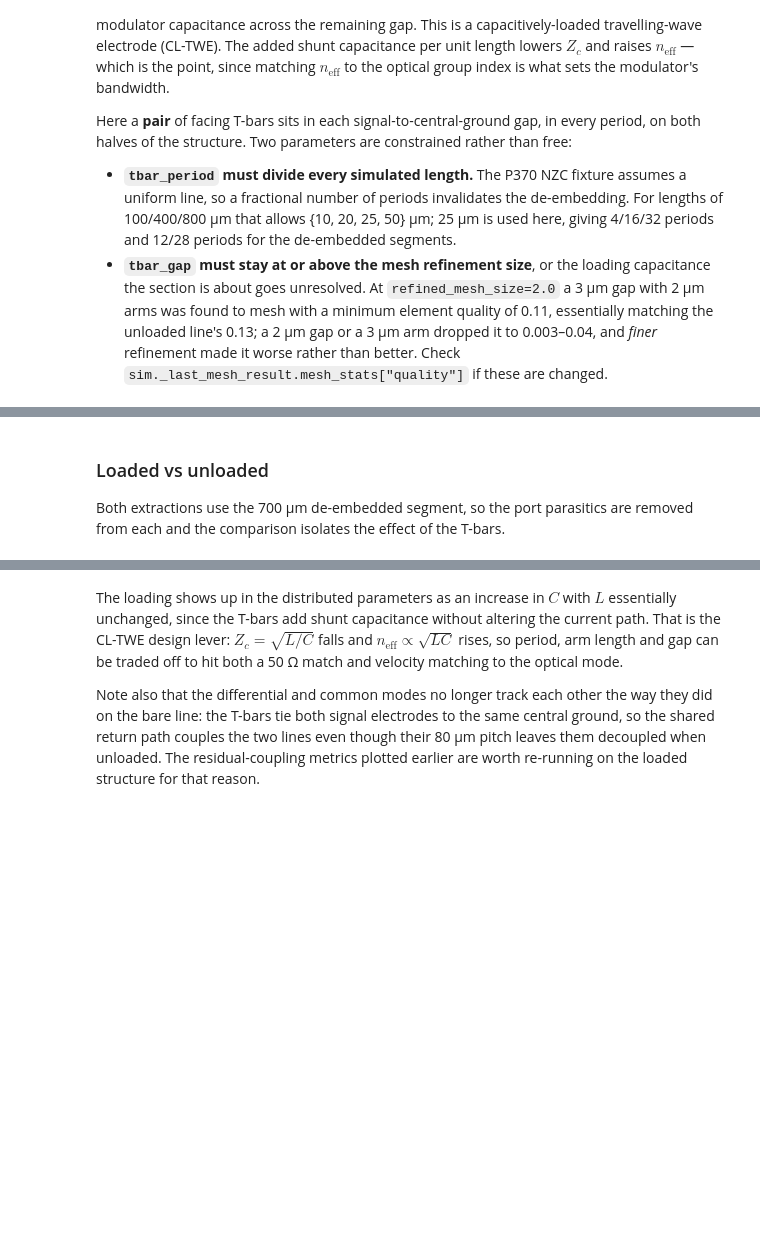
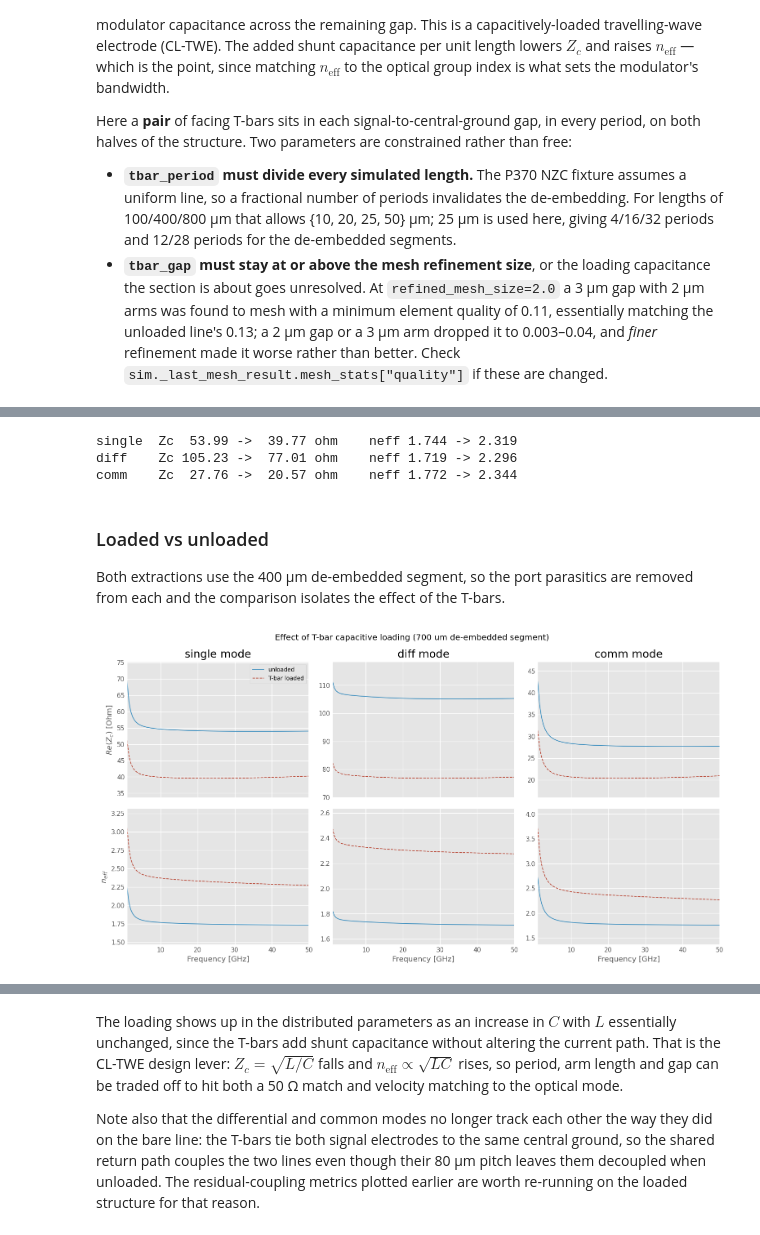
Before and after one commit to gdsfactory/gsim, a Jupyter notebook: nbs/palace_gsgsg_waveport.ipynb, the cells around one changed output, grey strips where cells are left out. Saved outputs shown, nothing was run; the diff lists cells and outputs as text; code cells hidden in the pictures; blank space fills up the shorter version.

```diff
--- a/nbs/palace_gsgsg_waveport.ipynb
+++ b/nbs/palace_gsgsg_waveport.ipynb
@@ -659,43 +760,49 @@ tbar_deembedded = {}
 for mode in ("single", "diff", "comm"):
     tbar_deembedded[mode] = {
         300: p370_extract(tbar_mm[0][mode], tbar_mm[1][mode], delta_length_m=300e-6),
-        700: p370_extract(tbar_mm[0][mode], tbar_mm[2][mode], delta_length_m=700e-6),
+        #700: p370_extract(tbar_mm[0][mode], tbar_mm[2][mode], delta_length_m=700e-6),
     }
 
 for mode in ("single", "diff", "comm"):
-    unloaded = deembedded[mode][700]
-    loaded = tbar_deembedded[mode][700]
+    unloaded = deembedded[mode][300]
+    loaded = tbar_deembedded[mode][300]
     print(
         f"{mode:7s} Zc {np.median(unloaded['zc'].real):6.2f} -> "
         f"{np.median(loaded['zc'].real):6.2f} ohm    "
         f"neff {np.nanmedian(unloaded['neff']):5.3f} -> "
         f"{np.nanmedian(loaded['neff']):5.3f}"
     )
+# %% [output]
+single  Zc  53.99 ->  39.77 ohm    neff 1.744 -> 2.319
+diff    Zc 105.23 ->  77.01 ohm    neff 1.719 -> 2.296
+comm    Zc  27.76 ->  20.57 ohm    neff 1.772 -> 2.344
 # %% [markdown]
 ### Loaded vs unloaded
 
-Both extractions use the 700 µm de-embedded segment, so the port parasitics are removed from each and the comparison isolates the effect of the T-bars.
+Both extractions use the 400 µm de-embedded segment, so the port parasitics are removed from each and the comparison isolates the effect of the T-bars.
 # %%
 fig, axes = plt.subplots(nrows=2, ncols=3, sharex=True, figsize=(13, 7))
 
 for col, mode in enumerate(("single", "diff", "comm")):
-    unloaded = deembedded[mode][700]
-    loaded = tbar_deembedded[mode][700]
+    unloaded = deembedded[mode][300]
+    loaded = tbar_deembedded[mode][300]
     freq_scaled = unloaded["dut"].frequency.f_scaled
 
     axes[0, col].plot(freq_scaled, unloaded["zc"].real, label="unloaded")
     axes[0, col].plot(freq_scaled, loaded["zc"].real, "--", label="T-bar loaded")
     axes[0, col].set_title(f"{mode} mode")
 
     axes[1, col].plot(freq_scaled, unloaded["neff"].real, label="unloaded")
     axes[1, col].plot(freq_scaled, loaded["neff"].real, "--", label="T-bar loaded")
     axes[1, col].set_xlabel(f"Frequency [{unloaded['dut'].frequency.unit}]")
 
 axes[0, 0].set_ylabel(r"$Re(Z_c)$ [Ohm]")
 axes[1, 0].set_ylabel(r"$n_{eff}$")
 axes[0, 0].legend(fontsize="small")
 fig.suptitle("Effect of T-bar capacitive loading (700 um de-embedded segment)")
 plt.tight_layout()
+# %% [output]
+[figure, added]
 # %%
 plot_rlgc(
     [
```
Also changed, not shown: parts of 36 cells of this notebook.
